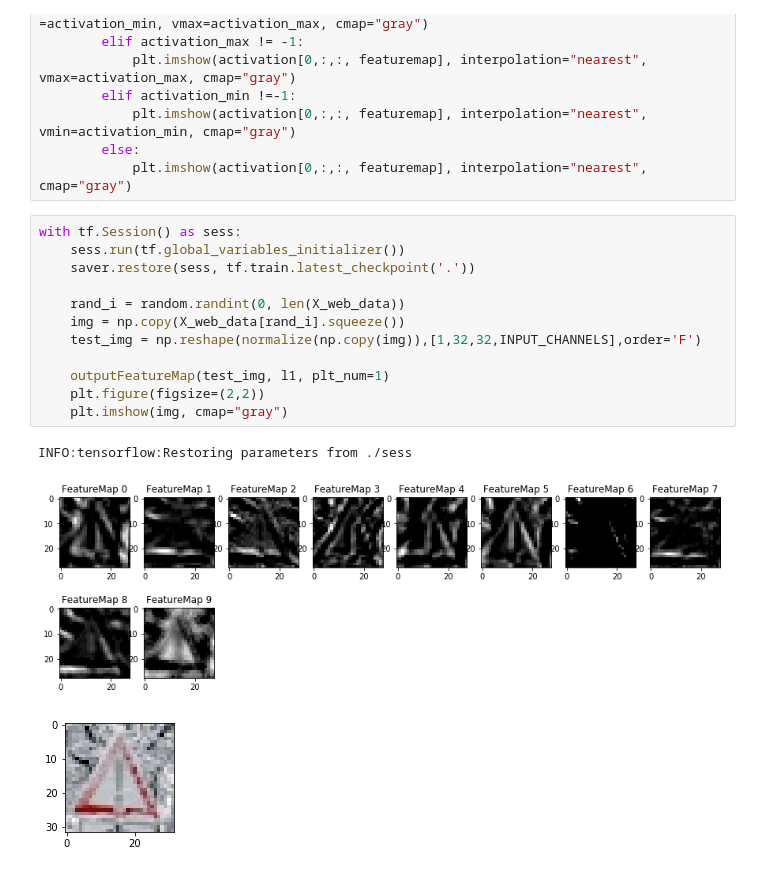
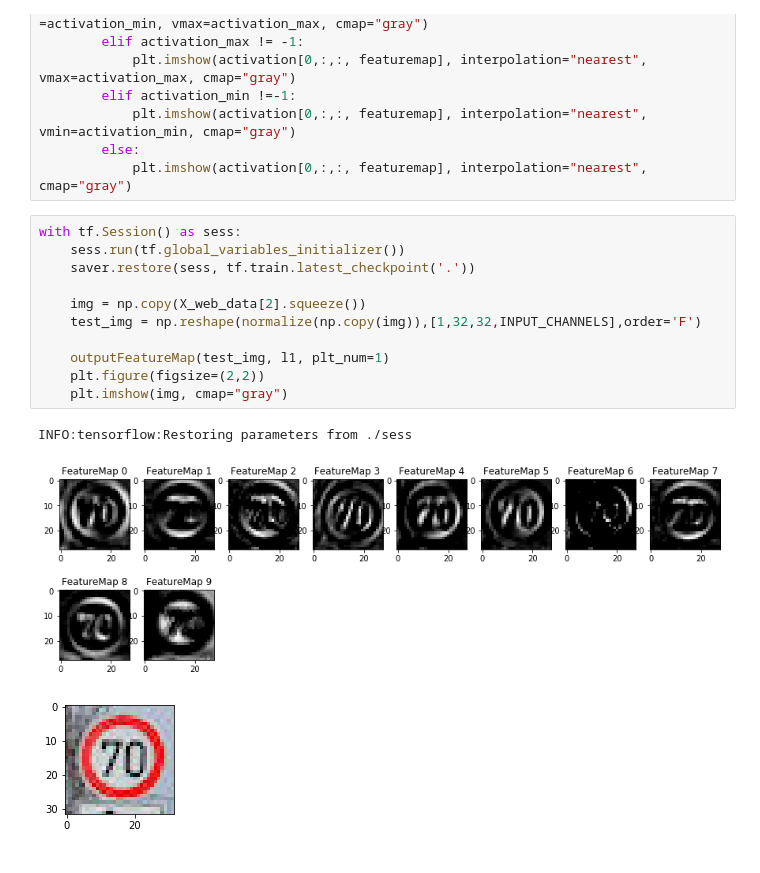
Before and after one commit to r0busta/CarND-Traffic-Sign-Classifier-Project, a Jupyter notebook: Traffic_Sign_Classifier.ipynb, the cells around one changed output. Saved outputs shown, nothing was run; the diff lists cells and outputs as text.

```diff
--- a/Traffic_Sign_Classifier.ipynb
+++ b/Traffic_Sign_Classifier.ipynb
@@ -596,16 +593,15 @@ def outputFeatureMap(image_input, tf_activation, activation_min=-1, activation_m
 # %%
 with tf.Session() as sess:
     sess.run(tf.global_variables_initializer())
     saver.restore(sess, tf.train.latest_checkpoint('.'))
 
-    rand_i = random.randint(0, len(X_web_data))
-    img = np.copy(X_web_data[rand_i].squeeze())
+    img = np.copy(X_web_data[2].squeeze())
     test_img = np.reshape(normalize(np.copy(img)),[1,32,32,INPUT_CHANNELS],order='F')
 
     outputFeatureMap(test_img, l1, plt_num=1)
     plt.figure(figsize=(2,2))
     plt.imshow(img, cmap="gray")
 # %% [output]
 INFO:tensorflow:Restoring parameters from ./sess
-[figure, old version]
+[figure, new version]
-[figure, old version]
+[figure, new version]
```
Also changed, not shown: parts of 2 cells of this notebook, 1 other file.
